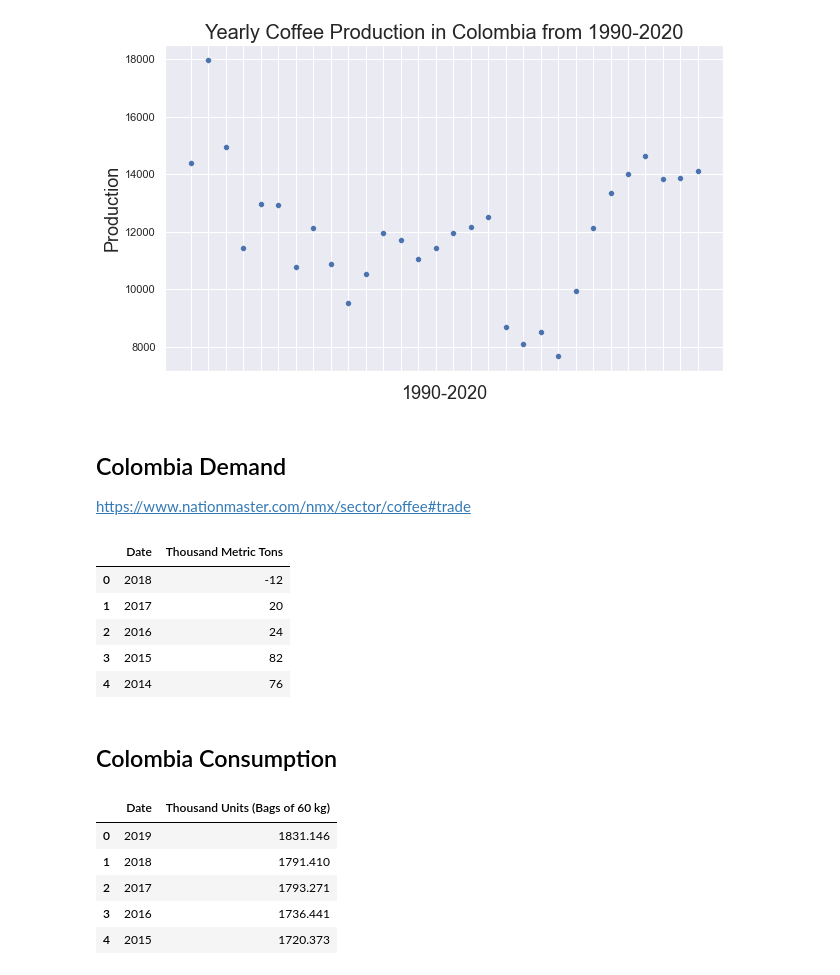
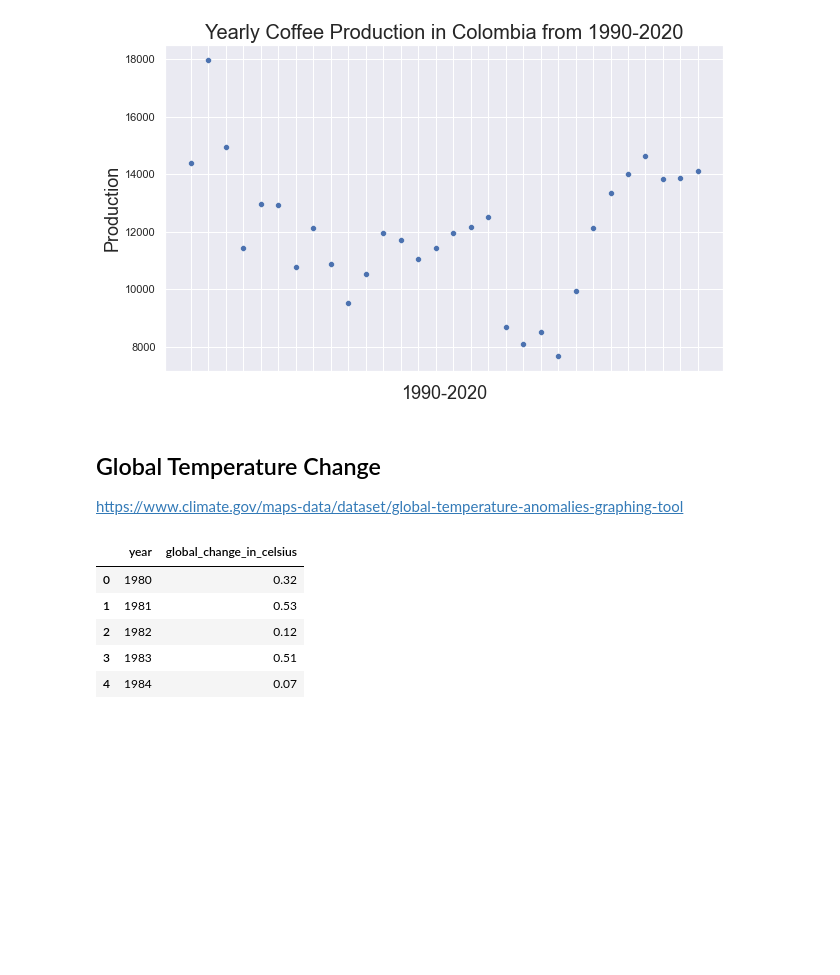
Before and after one commit to sanghyuns/Climate_Change_vs_Coffee_Production, a Jupyter notebook: capparelli.ipynb, the cells around one changed output. Saved outputs shown, nothing was run; the diff lists cells and outputs as text; code cells hidden in the pictures; blank space fills up the shorter version.

```diff
--- a/capparelli.ipynb
+++ b/capparelli.ipynb
@@ -121,6 +131,3 @@ ax.set_xlabel('1990-2020',fontsize=18)
 ax.set_ylabel('Production',fontsize=18);
 # %% [output]
 [figure]
-# %% [markdown]
-## Colombia Demand
-https://www.nationmaster.com/nmx/sector/coffee#trade
@@ -129,11 +133,0 @@ colombia_demand= pd.read_excel('data/Colombia_data/Coffee Demand in Colombia.xls
-# %%
-colombia_demand
-# %% [output]
-|  | Date | Thousand Metric Tons |
-| 0 | 2018 | -12 |
-| 1 | 2017 | 20 |
-| 2 | 2016 | 24 |
-| 3 | 2015 | 82 |
-| 4 | 2014 | 76 |
-# %% [markdown]
-## Colombia Consumption
@@ -142,9 +134,13 @@ coffee_consumption=pd.read_excel('data/Colombia_data/Coffee Consumption in Colom
-# %%
-coffee_consumption.head()
-# %% [output]
-|  | Date | Thousand Units (Bags of 60 kg) |
-| 0 | 2019 | 1831.146 |
-| 1 | 2018 | 1791.410 |
-| 2 | 2017 | 1793.271 |
-| 3 | 2016 | 1736.441 |
-| 4 | 2015 | 1720.373 |
+# %% [markdown]
+## Global Temperature Change
+https://www.climate.gov/maps-data/dataset/global-temperature-anomalies-graphing-tool
+# %%
+global_temp_change = pd.read_csv('data/global_temp_change.csv')
+global_temp_change.head()
+# %% [output]
+|  | year | global_change_in_celsius |
+| 0 | 1980 | 0.32 |
+| 1 | 1981 | 0.53 |
+| 2 | 1982 | 0.12 |
+| 3 | 1983 | 0.51 |
+| 4 | 1984 | 0.07 |
```
Also changed, not shown: parts of 13 cells of this notebook, 2 other files.
